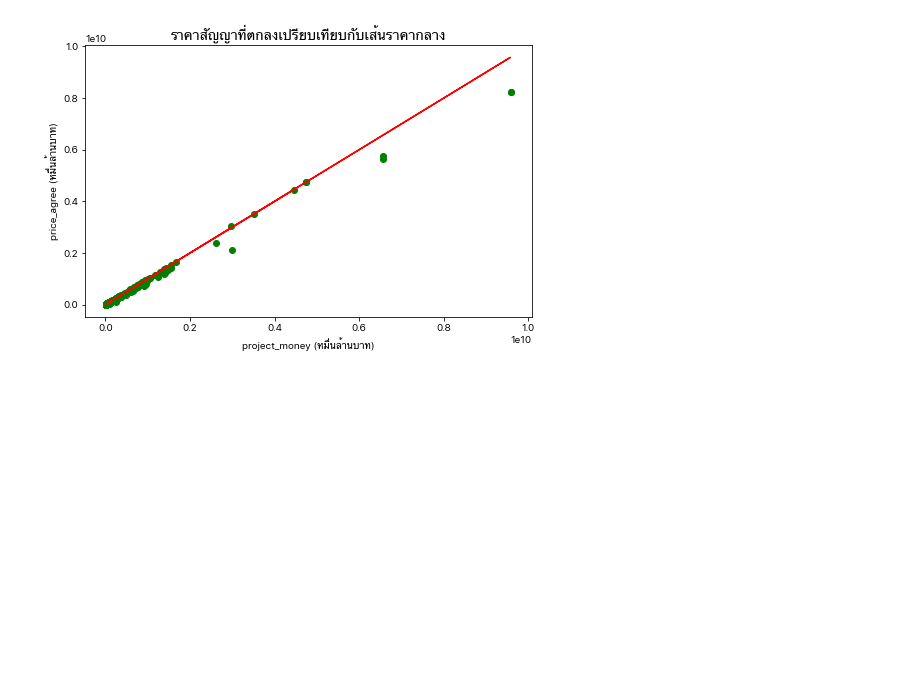
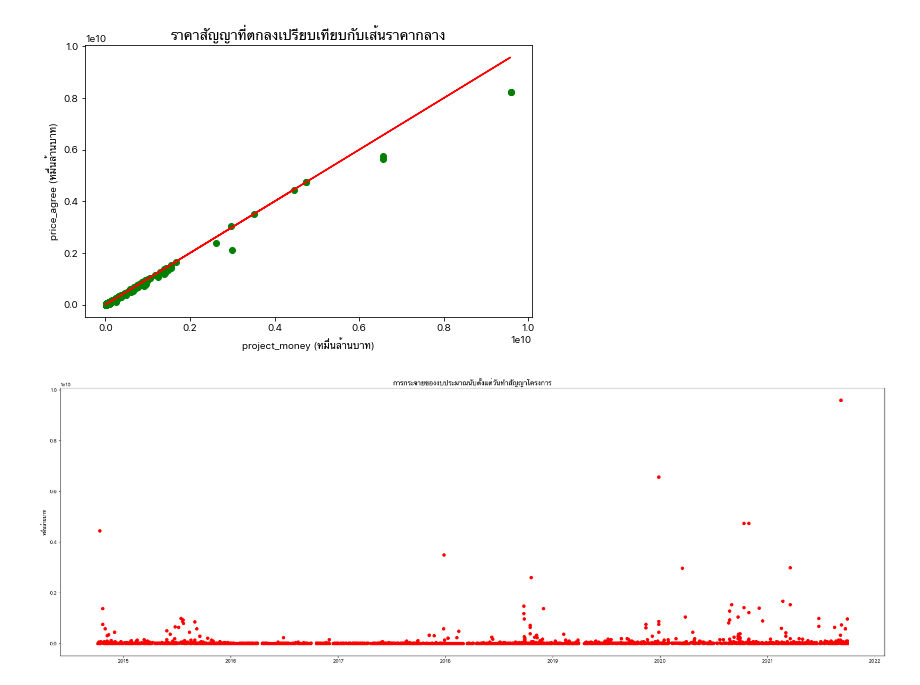
Before and after one commit to tunlaton11/DS4Biz_Assignment, a Jupyter notebook: DS4Biz_Assignment1_63070224.ipynb, the cells around one changed output. Cells and saved outputs as stored; diff of their text form; code cells hidden in the pictures; blank space fills up the shorter version.

Commit message:
add scatter

```diff
--- a/DS4Biz_Assignment1_63070224.ipynb
+++ b/DS4Biz_Assignment1_63070224.ipynb
@@ -391,3 +391,11 @@ plt.title("ราคาสัญญาที่ตกลงเปรียบเ
 plt.show()
 # %% [output]
 [figure]
+# %%
+plt.figure(figsize=(30,10))
+plt.scatter(df['contract_date'], df['project_money'], color='red')
+plt.ylabel('หมี่นล้านบาท')
+plt.title("การกระจายของงบประมาณนับตั้งแต่วันทำสัญญาโครงการ", weight='bold', fontsize=14)
+plt.show()
+# %% [output]
+[figure, added]
```
